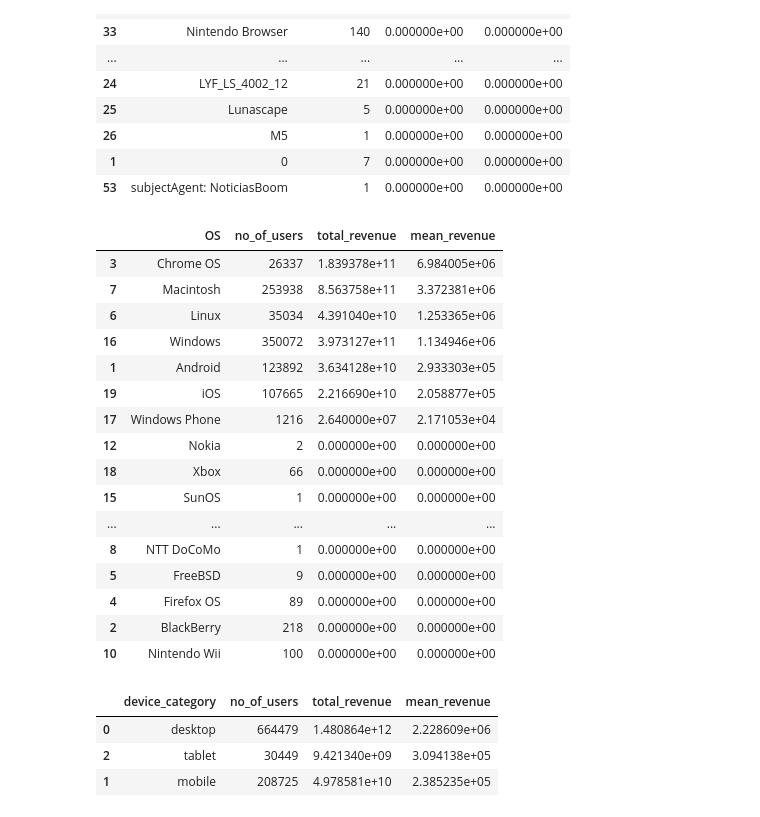
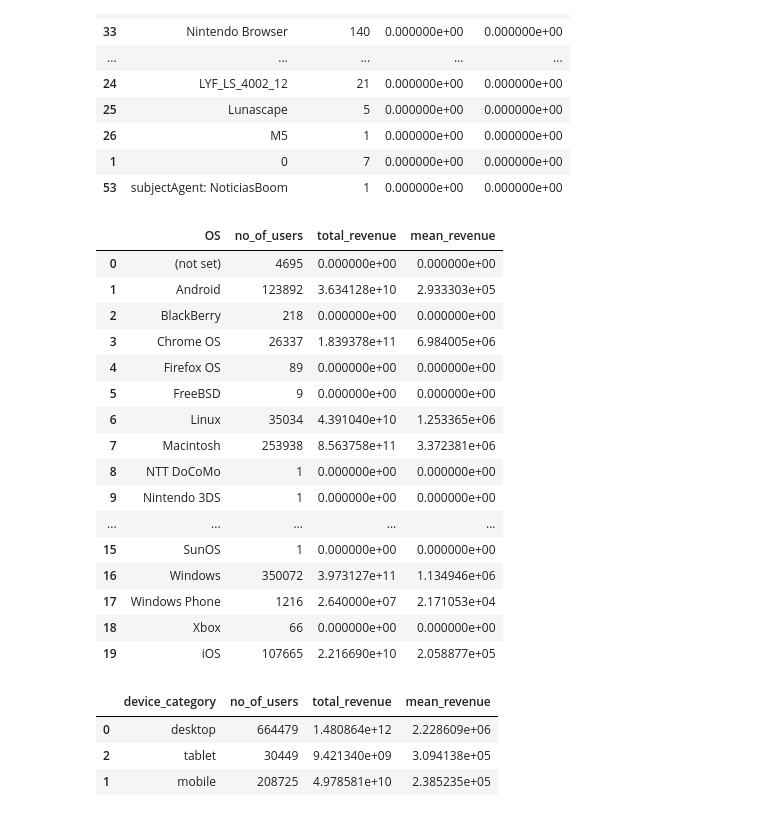
Before and after one commit to sherintm/GA-customer-revenue-analysis, a Jupyter notebook: GACustomerRevenueAnalysis.ipynb, the cells around one changed output. Drawn from its saved outputs; the diff is of its cells as text; code cells hidden in the pictures.

```diff
--- a/GACustomerRevenueAnalysis.ipynb
+++ b/GACustomerRevenueAnalysis.ipynb
@@ -574,29 +574,29 @@ browser_category_df
 | 1 | 0 | 7 | 0.000000e+00 | 0.000000e+00 |
 | 53 | subjectAgent: NoticiasBoom | 1 | 0.000000e+00 | 0.000000e+00 |
 # %%
-OS_category_df = ga_data_clean.groupby('device.operatingSystem')['totals.transactionRevenue'].agg(['count','sum','mean'])\
+OS_category_df = ga_data_clean.groupby(['device.operatingSystem'])['totals.transactionRevenue'].agg(['count','sum','mean'])\
                          .reset_index()\
-                         .rename(columns= {'device.operatingSystem':'OS','count':'no_of_users','sum':'total_revenue','mean':'mean_revenue'})\
-                         .sort_values(by=['mean_revenue'], ascending=False)
+                         .rename(columns= {'device.operatingSystem':'OS','count':'no_of_users','sum':'total_revenue','mean':'mean_revenue'})
+                         #.sort_values(by=['total_revenue'], ascending=False)
 OS_category_df
 # %% [output]
 |  | OS | no_of_users | total_revenue | mean_revenue |
+| 0 | (not set) | 4695 | 0.000000e+00 | 0.000000e+00 |
+| 1 | Android | 123892 | 3.634128e+10 | 2.933303e+05 |
+| 2 | BlackBerry | 218 | 0.000000e+00 | 0.000000e+00 |
 | 3 | Chrome OS | 26337 | 1.839378e+11 | 6.984005e+06 |
+| 4 | Firefox OS | 89 | 0.000000e+00 | 0.000000e+00 |
+| 5 | FreeBSD | 9 | 0.000000e+00 | 0.000000e+00 |
+| 6 | Linux | 35034 | 4.391040e+10 | 1.253365e+06 |
 | 7 | Macintosh | 253938 | 8.563758e+11 | 3.372381e+06 |
-| 6 | Linux | 35034 | 4.391040e+10 | 1.253365e+06 |
+| 8 | NTT DoCoMo | 1 | 0.000000e+00 | 0.000000e+00 |
+| 9 | Nintendo 3DS | 1 | 0.000000e+00 | 0.000000e+00 |
+| ... | ... | ... | ... | ... |
+| 15 | SunOS | 1 | 0.000000e+00 | 0.000000e+00 |
 | 16 | Windows | 350072 | 3.973127e+11 | 1.134946e+06 |
-| 1 | Android | 123892 | 3.634128e+10 | 2.933303e+05 |
+| 17 | Windows Phone | 1216 | 2.640000e+07 | 2.171053e+04 |
+| 18 | Xbox | 66 | 0.000000e+00 | 0.000000e+00 |
 | 19 | iOS | 107665 | 2.216690e+10 | 2.058877e+05 |
-| 17 | Windows Phone | 1216 | 2.640000e+07 | 2.171053e+04 |
-| 12 | Nokia | 2 | 0.000000e+00 | 0.000000e+00 |
-| 18 | Xbox | 66 | 0.000000e+00 | 0.000000e+00 |
-| 15 | SunOS | 1 | 0.000000e+00 | 0.000000e+00 |
-| ... | ... | ... | ... | ... |
-| 8 | NTT DoCoMo | 1 | 0.000000e+00 | 0.000000e+00 |
-| 5 | FreeBSD | 9 | 0.000000e+00 | 0.000000e+00 |
-| 4 | Firefox OS | 89 | 0.000000e+00 | 0.000000e+00 |
-| 2 | BlackBerry | 218 | 0.000000e+00 | 0.000000e+00 |
-| 10 | Nintendo Wii | 100 | 0.000000e+00 | 0.000000e+00 |
 # %%
 device_category_df = ga_data_clean.groupby('device.deviceCategory')['totals.transactionRevenue'].agg(['count','sum','mean'])\
                          .reset_index()\
```
Also changed, not shown: parts of 21 cells of this notebook, 2 other files.
